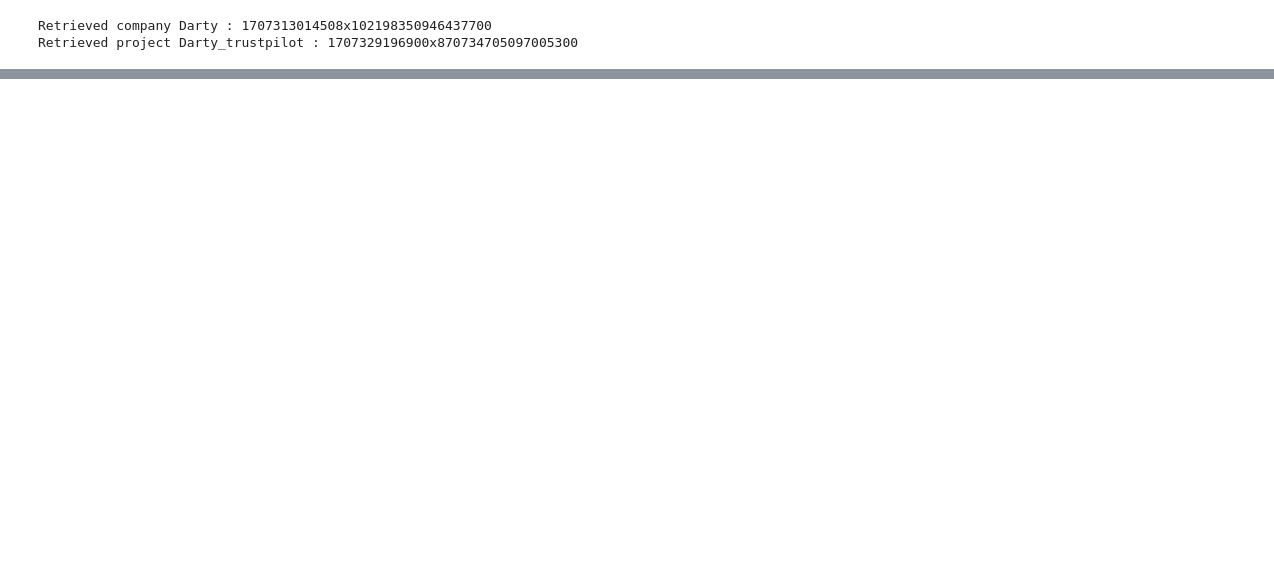
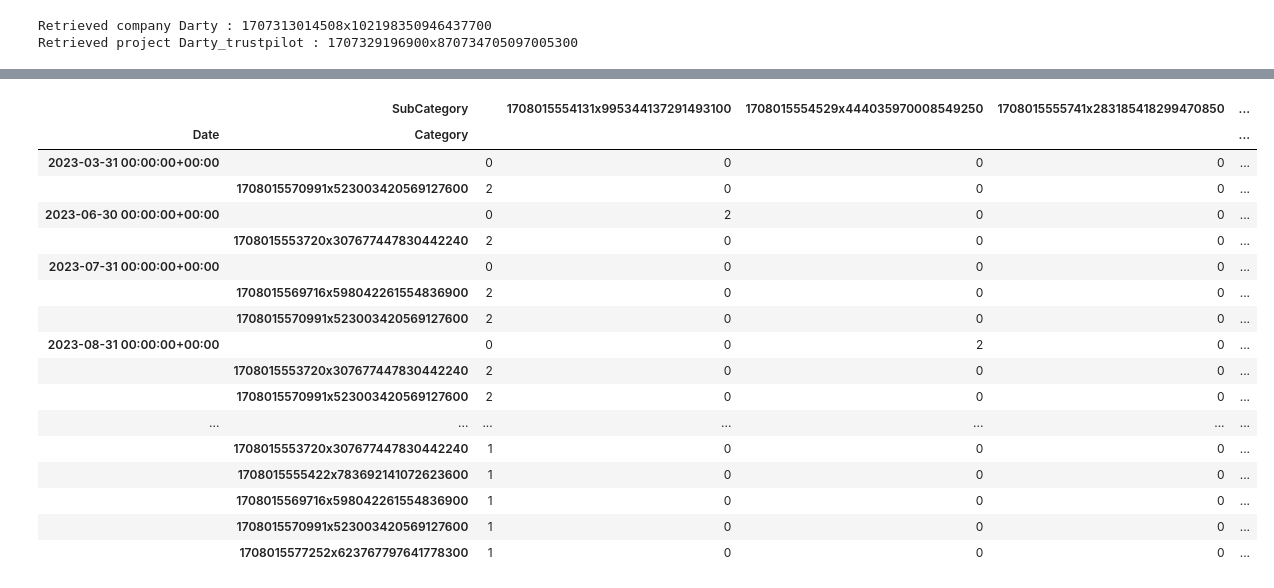
Before and after one commit to ArnaudGardille/Feedback-Analysis, a Jupyter notebook: prepare_visu.ipynb, the cells around one changed output, grey strips where cells are left out. Drawn from its saved outputs; the diff is of its cells as text; code cells hidden in the pictures; blank space fills up the shorter version.

```diff
--- a/prepare_visu.ipynb
+++ b/prepare_visu.ipynb
@@ -65,0 +83,3 @@ aspects_df.groupby()
+# %%
+aspects_evol_df = get("Aspect Evolution")
+aspects_evol_df
@@ -65,0 +194,5 @@ aspects_df.groupby()
+# %%
+df = aspects_evol_df[['Date', 'Category', 'SubCategory']]
+df.fillna('', inplace=True)
+
+df
@@ -65,0 +217,22 @@ aspects_df.groupby()
+# %%
+result = df.resample('M', on='Date')[['Category', 'SubCategory']].value_counts().unstack(fill_value=0)
+result
+# %% [output]
+|  | SubCategory |  | 1708015554131x995344137291493100 | 1708015554529x444035970008549250 | 1708015555741x283185418299470850 | ... |
+| Date | Category |  |  |  |  | ... |
+| 2023-03-31 00:00:00+00:00 |  | 0 | 0 | 0 | 0 | ... |
+|  | 1708015570991x523003420569127600 | 2 | 0 | 0 | 0 | ... |
+| 2023-06-30 00:00:00+00:00 |  | 0 | 2 | 0 | 0 | ... |
+|  | 1708015553720x307677447830442240 | 2 | 0 | 0 | 0 | ... |
+| 2023-07-31 00:00:00+00:00 |  | 0 | 0 | 0 | 0 | ... |
+|  | 1708015569716x598042261554836900 | 2 | 0 | 0 | 0 | ... |
+|  | 1708015570991x523003420569127600 | 2 | 0 | 0 | 0 | ... |
+| 2023-08-31 00:00:00+00:00 |  | 0 | 0 | 2 | 0 | ... |
+|  | 1708015553720x307677447830442240 | 2 | 0 | 0 | 0 | ... |
+|  | 1708015570991x523003420569127600 | 2 | 0 | 0 | 0 | ... |
+| ... | ... | ... | ... | ... | ... | ... |
+|  | 1708015553720x307677447830442240 | 1 | 0 | 0 | 0 | ... |
+|  | 1708015555422x783692141072623600 | 1 | 0 | 0 | 0 | ... |
+|  | 1708015569716x598042261554836900 | 1 | 0 | 0 | 0 | ... |
+|  | 1708015570991x523003420569127600 | 1 | 0 | 0 | 0 | ... |
+|  | 1708015577252x623767797641778300 | 1 | 0 | 0 | 0 | ... |
```
Also changed, not shown: parts of 21 cells of this notebook, 2 other files.
